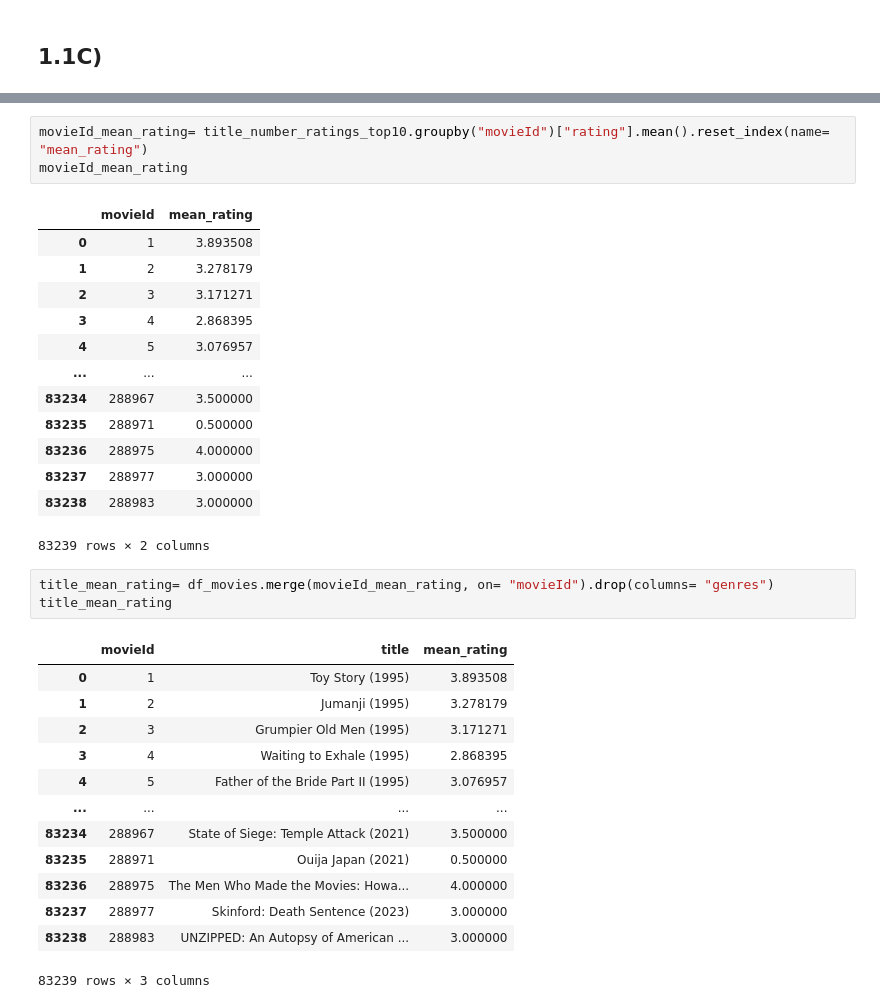
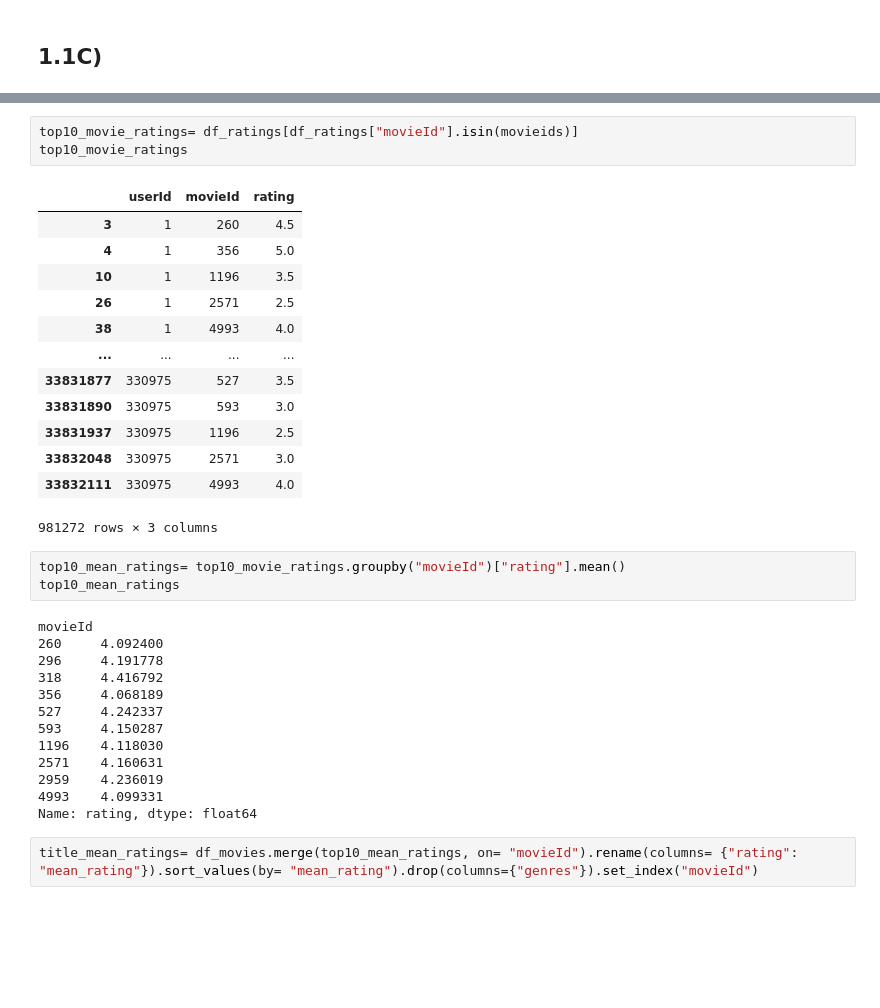
Before and after one commit to MiltonOberg/Artificial_Intelligence2-Milton-OPA23, a Jupyter notebook: Labb_1/labb_1.ipynb, the cells around one changed output, grey strips where cells are left out. Drawn from its saved outputs; the diff is of its cells as text; blank space fills up the shorter version.

```diff
--- a/Labb_1/labb_1.ipynb
+++ b/Labb_1/labb_1.ipynb
@@ -113,34 +161,35 @@ title_number_ratings_top10
+# %%
+top10_movie_ratings= df_ratings[df_ratings["movieId"].isin(movieids)]
+top10_movie_ratings
+# %% [output]
+|  | userId | movieId | rating |
+| 3 | 1 | 260 | 4.5 |
+| 4 | 1 | 356 | 5.0 |
+| 10 | 1 | 1196 | 3.5 |
+| 26 | 1 | 2571 | 2.5 |
+| 38 | 1 | 4993 | 4.0 |
+| ... | ... | ... | ... |
+| 33831877 | 330975 | 527 | 3.5 |
+| 33831890 | 330975 | 593 | 3.0 |
+| 33831937 | 330975 | 1196 | 2.5 |
+| 33832048 | 330975 | 2571 | 3.0 |
+| 33832111 | 330975 | 4993 | 4.0 |
+981272 rows × 3 columns
 # %%
-movieId_mean_rating= title_number_ratings_top10.groupby("movieId")["rating"].mean().reset_index(name= "mean_rating")
-movieId_mean_rating
+top10_mean_ratings= top10_movie_ratings.groupby("movieId")["rating"].mean()
+top10_mean_ratings
 # %% [output]
-|  | movieId | mean_rating |
-| 0 | 1 | 3.893508 |
-| 1 | 2 | 3.278179 |
-| 2 | 3 | 3.171271 |
-| 3 | 4 | 2.868395 |
-| 4 | 5 | 3.076957 |
-| ... | ... | ... |
-| 83234 | 288967 | 3.500000 |
-| 83235 | 288971 | 0.500000 |
-| 83236 | 288975 | 4.000000 |
-| 83237 | 288977 | 3.000000 |
-| 83238 | 288983 | 3.000000 |
-83239 rows × 2 columns
+movieId
+260     4.092400
+296     4.191778
+318     4.416792
+356     4.068189
+527     4.242337
+593     4.150287
+1196    4.118030
+2571    4.160631
+2959    4.236019
+4993    4.099331
+Name: rating, dtype: float64
 # %%
-title_mean_rating= df_movies.merge(movieId_mean_rating, on= "movieId").drop(columns= "genres")
-title_mean_rating
+title_mean_ratings= df_movies.merge(top10_mean_ratings, on= "movieId").rename(columns= {"rating": "mean_rating"}).sort_values(by= "mean_rating").drop(columns={"genres"}).set_index("movieId")
-# %% [output]
-|  | movieId | title | mean_rating |
-| 0 | 1 | Toy Story (1995) | 3.893508 |
-| 1 | 2 | Jumanji (1995) | 3.278179 |
-| 2 | 3 | Grumpier Old Men (1995) | 3.171271 |
-| 3 | 4 | Waiting to Exhale (1995) | 2.868395 |
-| 4 | 5 | Father of the Bride Part II (1995) | 3.076957 |
-| ... | ... | ... | ... |
-| 83234 | 288967 | State of Siege: Temple Attack (2021) | 3.500000 |
-| 83235 | 288971 | Ouija Japan (2021) | 0.500000 |
-| 83236 | 288975 | The Men Who Made the Movies: Howa... | 4.000000 |
-| 83237 | 288977 | Skinford: Death Sentence (2023) | 3.000000 |
-| 83238 | 288983 | UNZIPPED: An Autopsy of American ... | 3.000000 |
-83239 rows × 3 columns
```
Also changed, not shown: parts of 8 cells of this notebook.
